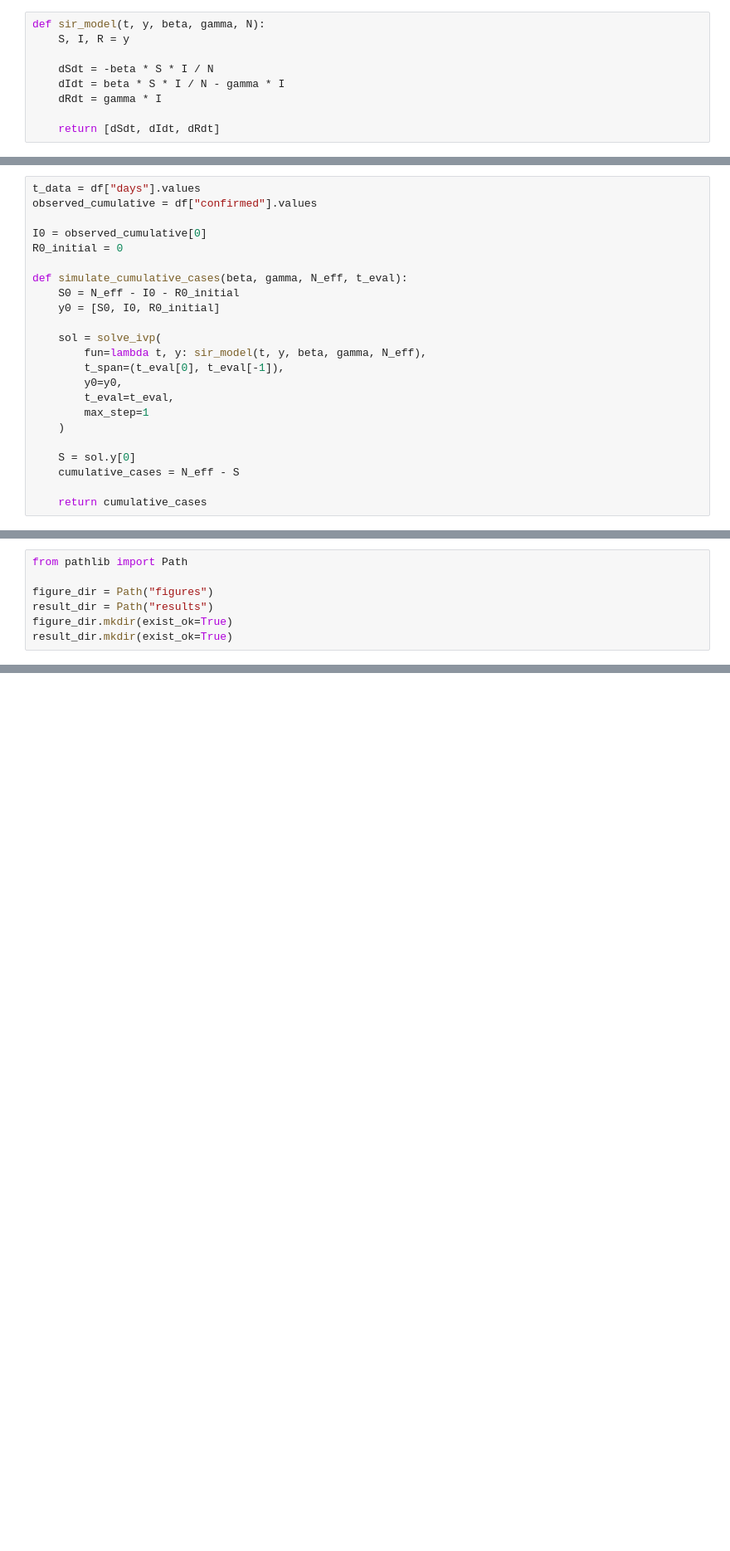
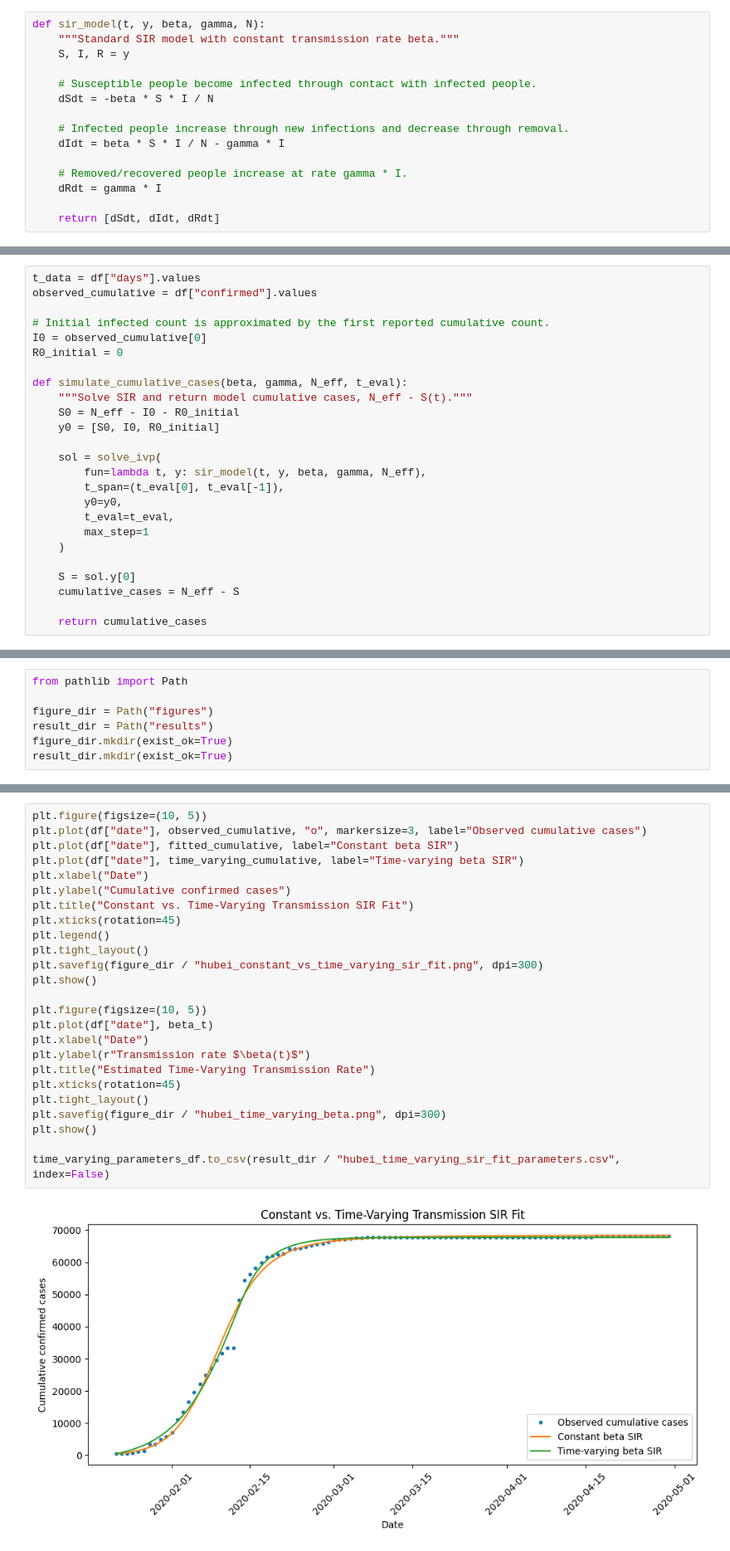
Before and after one commit to Hans-Yin/Intro-to-Math-Modeling-Final-Project, a Jupyter notebook: hubei_sir_project.ipynb, the cells around one changed output, grey strips where cells are left out. Shown at 83% size. Cells and saved outputs as stored; diff of their text form; blank space fills up the shorter version.

Commit message:
Add time-varying beta SIR model

```diff
--- a/hubei_sir_project.ipynb
+++ b/hubei_sir_project.ipynb
@@ -103,9 +139,15 @@ plt.show()
 # %%
 def sir_model(t, y, beta, gamma, N):
+    """Standard SIR model with constant transmission rate beta."""
     S, I, R = y
 
+    # Susceptible people become infected through contact with infected people.
     dSdt = -beta * S * I / N
+
+    # Infected people increase through new infections and decrease through removal.
     dIdt = beta * S * I / N - gamma * I
+
+    # Removed/recovered people increase at rate gamma * I.
     dRdt = gamma * I
 
     return [dSdt, dIdt, dRdt]
@@ -115,10 +169,12 @@ def sir_model(t, y, beta, gamma, N):
 t_data = df["days"].values
 observed_cumulative = df["confirmed"].values
 
+# Initial infected count is approximated by the first reported cumulative count.
 I0 = observed_cumulative[0]
 R0_initial = 0
 
 def simulate_cumulative_cases(beta, gamma, N_eff, t_eval):
+    """Solve SIR and return model cumulative cases, N_eff - S(t)."""
     S0 = N_eff - I0 - R0_initial
     y0 = [S0, I0, R0_initial]
 
@@ -344,0 +469,27 @@ parameters_df, results_df
+# %%
+plt.figure(figsize=(10, 5))
+plt.plot(df["date"], observed_cumulative, "o", markersize=3, label="Observed cumulative cases")
+plt.plot(df["date"], fitted_cumulative, label="Constant beta SIR")
+plt.plot(df["date"], time_varying_cumulative, label="Time-varying beta SIR")
+plt.xlabel("Date")
+plt.ylabel("Cumulative confirmed cases")
+plt.title("Constant vs. Time-Varying Transmission SIR Fit")
+plt.xticks(rotation=45)
+plt.legend()
+plt.tight_layout()
+plt.savefig(figure_dir / "hubei_constant_vs_time_varying_sir_fit.png", dpi=300)
+plt.show()
+
+plt.figure(figsize=(10, 5))
+plt.plot(df["date"], beta_t)
+plt.xlabel("Date")
+plt.ylabel(r"Transmission rate $\beta(t)$")
+plt.title("Estimated Time-Varying Transmission Rate")
+plt.xticks(rotation=45)
+plt.tight_layout()
+plt.savefig(figure_dir / "hubei_time_varying_beta.png", dpi=300)
+plt.show()
+
+time_varying_parameters_df.to_csv(result_dir / "hubei_time_varying_sir_fit_parameters.csv", index=False)
+# %% [output]
+[figure, added]
```
Also changed, not shown: parts of 20 cells of this notebook, 8 other files.
